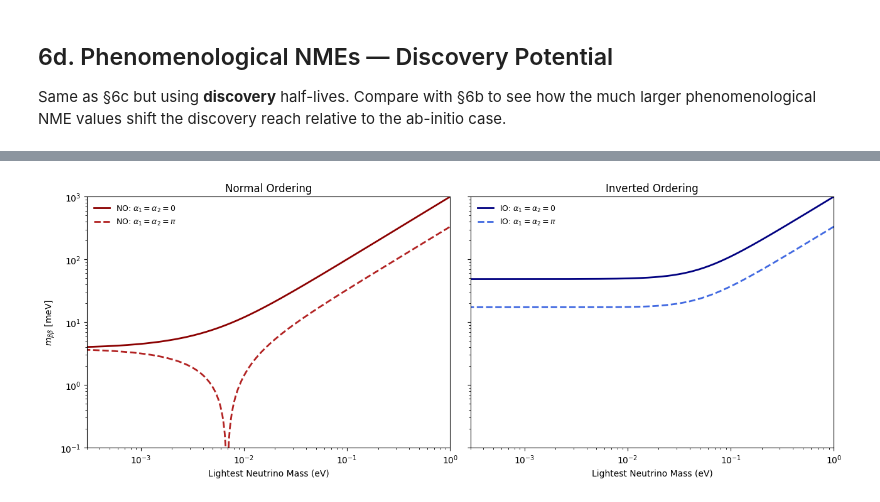
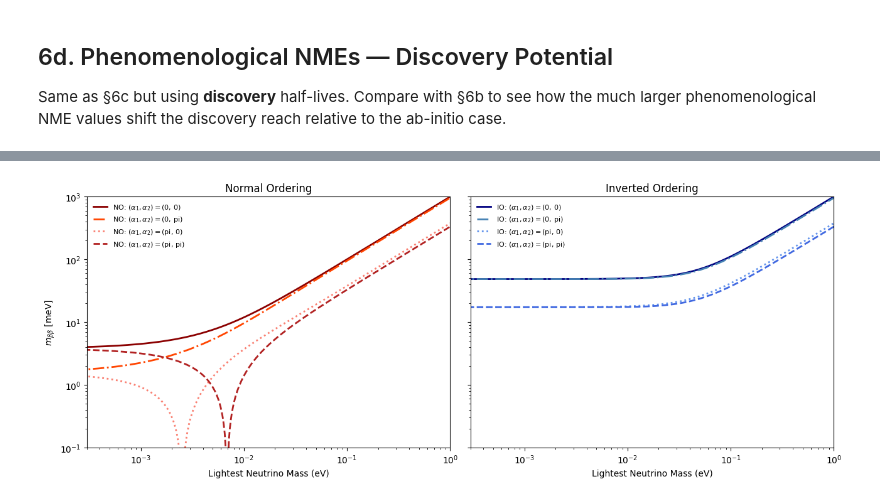
Before and after one commit to bglenardo/XLZD, a Jupyter notebook: 0vbb_sensitivity_plots/Lobster Plots Refactored.ipynb, the cells around one changed output, grey strips where cells are left out. Cells and saved outputs as stored; diff of their text form; code cells hidden in the pictures.

Commit message:
Added mu-tau reflection symmetry curves

```diff
--- a/0vbb_sensitivity_plots/Lobster Plots Refactored.ipynb
+++ b/0vbb_sensitivity_plots/Lobster Plots Refactored.ipynb
@@ -253,6 +253,14 @@ x_bins = lm.x_edges_from_grid(x_grid_from_samples)
 y_bins = np.logspace(-1.0, 3.0, 400) * 1e-3
 
 hist = lm.compute_density_histograms(m_NO_pts, mbb_NO_pts, m_IO_pts, mbb_IO_pts, x_bins, y_bins)
+
+# CP-conserving / mu-tau reflection-symmetry phase-curve overlays (theta23, delta_CP
+# drop out of m_bb, so these four curves are also mu-tau reflection symmetry's full
+# prediction for m_bb -- see Section 7 below).
+m_l_model_eV = np.logspace(-4.0, 0.0, 400)
+m_l_model_meV = m_l_model_eV * 1e3
+model_curves_no = lm.cp_conserving_curves(params_dict_NO, "NO", m_l_model_eV)
+model_curves_io = lm.cp_conserving_curves(params_dict_IO, "IO", m_l_model_eV)
 
 # Shared constants for translating T1/2 bands to m_bb bands.
 G = 14.58e-15
@@ -338,6 +346,10 @@ def plot_four_panel_for_bands(mbb_80t, mbb_60t, title_prefix):
         ax.fill_between(x_edges_meV, mbb_80t_meV["upper"], mbb_80t_meV["lower"], color="gray", alpha=0.35, label="XLZD 80 t")
         ax.fill_between(x_edges_meV, mbb_60t_meV["upper"], mbb_60t_meV["lower"], color="orange", alpha=0.35, label="XLZD 60 t")
 
+    def add_model_curves(ax, curves):
+        ax.plot(m_l_model_meV, curves["(0, 0)"], color="black", lw=1.6, ls="-", label=r"$\mu\tau$-refl. sym. (max)")
+        ax.plot(m_l_model_meV, curves["(0, pi)"], color="black", lw=1.6, ls="--", label=r"$\mu\tau$-refl. sym. (min)")
+
     # Top-left: NO density
     ax = axes[0, 0]
     pcm_no = ax.pcolormesh(x_edges_meV, y_edges_meV, hist["H_no_pdf_masked"].T, shading="auto", cmap=uniform_cmap, norm=norm_col)
@@ -347,6 +359,7 @@ def plot_four_panel_for_bands(mbb_80t, mbb_60t, title_prefix):
     ax.set_xlim(2e-1, 2e2)
     ax.set_ylim(3e-1, 2e2)
     add_xlzd_bands(ax)
+    add_model_curves(ax, model_curves_no)
     add_cosmology_exclusion(ax, x_edges_meV[-1], m_l_no_max_meV)
     ax.text(1.08 * m_l_no_max_meV, 3.9e-1, 'Excl. by $w_0 w_a$\ncosmology', fontsize=9.2, color='0.2', rotation=0, va='bottom')
     ax.legend(loc="upper left", fontsize=8.8, frameon=False)
@@ -363,6 +376,7 @@ def plot_four_panel_for_bands(mbb_80t, mbb_60t, title_prefix):
     ax.set_xlim(2e-1, 2e2)
     ax.set_ylim(3e-1, 2e2)
     add_xlzd_bands(ax)
+    add_model_curves(ax, model_curves_io)
     add_cosmology_exclusion(ax, x_edges_meV[-1], m_l_io_max_meV)
     if np.isfinite(m_l_io_max_meV):
         ax.text(1.08 * m_l_io_max_meV, 3.9e-1, 'Excl. by $w_0 w_a$\ncosmology', fontsize=9.2, color='0.2', rotation=0, va='bottom')
@@ -445,28 +459,38 @@ Solid curves tracing $|m_{\beta\beta}|(m_l)$ at best-fit oscillation parameters
 # %%
-m_l_phase = np.logspace(-4.0, 0.0, 400)
-no_00 = lm.phase_curve(params_dict_NO, "NO", m_l_phase, 0.0, 0.0)
-no_pp = lm.phase_curve(params_dict_NO, "NO", m_l_phase, np.pi, np.pi)
-io_00 = lm.phase_curve(params_dict_IO, "IO", m_l_phase, 0.0, 0.0)
-io_pp = lm.phase_curve(params_dict_IO, "IO", m_l_phase, np.pi, np.pi)
+curves_no = lm.cp_conserving_curves(params_dict_NO, "NO", m_l_model_eV)
+curves_io = lm.cp_conserving_curves(params_dict_IO, "IO", m_l_model_eV)
+
+styles_no = {
+    "(0, 0)": dict(color="darkred", lw=2, ls="-"),
+    "(pi, pi)": dict(color="firebrick", lw=2, ls="--"),
+    "(0, pi)": dict(color="orangered", lw=2, ls="-."),
+    "(pi, 0)": dict(color="salmon", lw=2, ls=":"),
+}
+styles_io = {
+    "(0, 0)": dict(color="navy", lw=2, ls="-"),
+    "(pi, pi)": dict(color="royalblue", lw=2, ls="--"),
+    "(0, pi)": dict(color="steelblue", lw=2, ls="-."),
+    "(pi, 0)": dict(color="cornflowerblue", lw=2, ls=":"),
+}
 
 fig, (ax_no, ax_io) = plt.subplots(1, 2, figsize=(13, 5), sharey=True)
 
-ax_no.plot(m_l_phase, no_00, color="darkred", lw=2, label=r"NO: $\alpha_1=\alpha_2=0$")
-ax_no.plot(m_l_phase, no_pp, color="firebrick", lw=2, ls="--", label=r"NO: $\alpha_1=\alpha_2=\pi$")
-ax_io.plot(m_l_phase, io_00, color="navy", lw=2, label=r"IO: $\alpha_1=\alpha_2=0$")
-ax_io.plot(m_l_phase, io_pp, color="royalblue", lw=2, ls="--", label=r"IO: $\alpha_1=\alpha_2=\pi$")
+for label, curve in curves_no.items():
+    ax_no.plot(m_l_model_eV, curve, label=fr"NO: $(\alpha_1,\alpha_2)=${label}", **styles_no[label])
+for label, curve in curves_io.items():
+    ax_io.plot(m_l_model_eV, curve, label=fr"IO: $(\alpha_1,\alpha_2)=${label}", **styles_io[label])
 
 for ax, title in [(ax_no, "Normal Ordering"), (ax_io, "Inverted Ordering")]:
     ax.set_xscale("log")
     ax.set_yscale("log")
     ax.set_xlim(3e-4, 1.0)
     ax.set_ylim(1e-1, 1e3)
     ax.set_title(title)
     ax.set_xlabel("Lightest Neutrino Mass (eV)")
-    ax.legend(frameon=False, fontsize=9)
+    ax.legend(frameon=False, fontsize=8)
 
 ax_no.set_ylabel(r"$m_{\beta\beta}$ [meV]")
 plt.tight_layout()
 plt.show()
 # %% [output]
-[figure, old version]
+[figure, new version]
```
Also changed, not shown: parts of 5 cells of this notebook, 1 other file.
